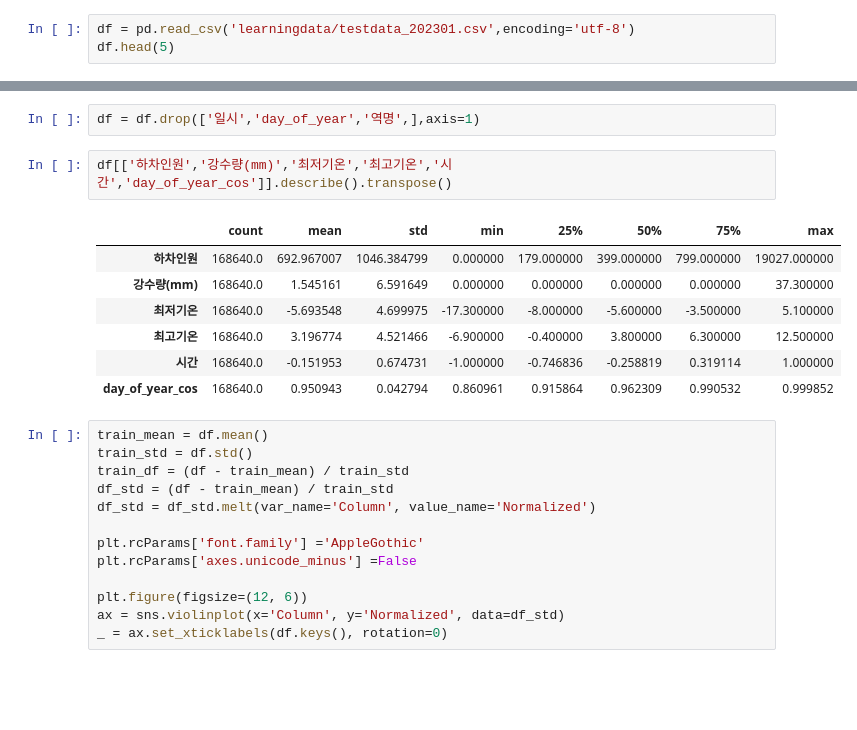
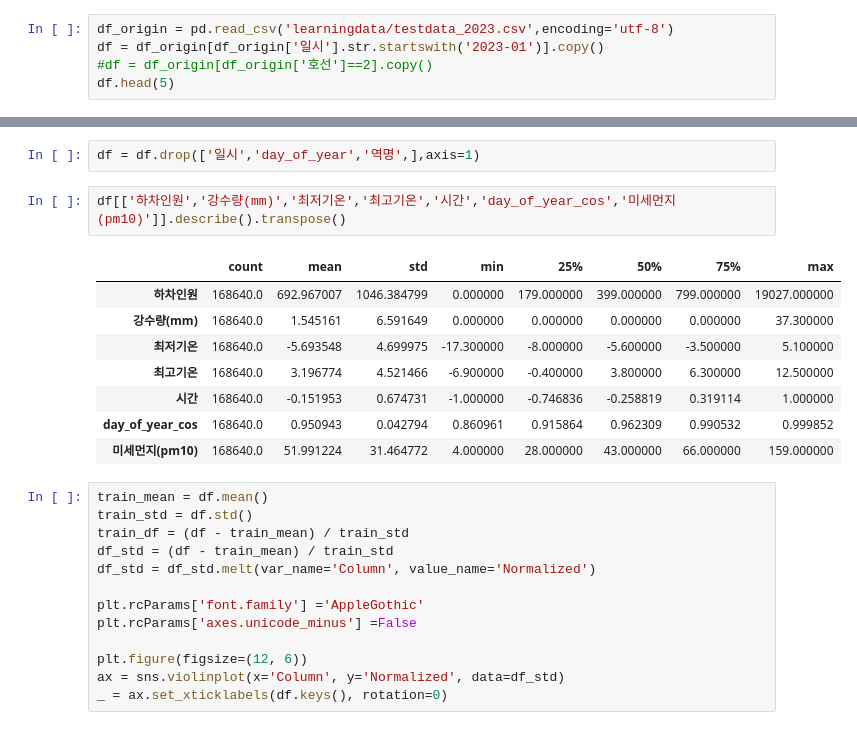
Before and after one commit to SeungminKimdev/seoul-busroute-analysis, a Jupyter notebook: MLmake.ipynb, the cells around one changed output, grey strips where cells are left out. Saved outputs shown, nothing was run; the diff lists cells and outputs as text; blank space fills up the shorter version.

```diff
--- a/MLmake.ipynb
+++ b/MLmake.ipynb
@@ -28,7 +29,9 @@ from sklearn.metrics import mean_squared_error, r2_score, mean_absolute_error
 #tensorflow's keras 학습
 #https://www.tensorflow.org/guide/keras/train_and_evaluate?hl=ko&_gl=1*us1bn2*_up*MQ..*_ga*MTAyMzk2OTc5MS4xNzExNjkxMTA0*_ga_W0YLR4190T*MTcxMTY5ODEyMi4yLjAuMTcxMTY5ODEyMi4wLjAuMA..
 # %%
-df = pd.read_csv('learningdata/testdata_202301.csv',encoding='utf-8')
+df_origin = pd.read_csv('learningdata/testdata_2023.csv',encoding='utf-8')
+df = df_origin[df_origin['일시'].str.startswith('2023-01')].copy()
+#df = df_origin[df_origin['호선']==2].copy()
 df.head(5)
 # %% [output]
 |  | 일시 | 호선 | 역번호 | 역명 | 주말 | 요일 | 통과호선수 | 미세먼지(pm10) | 시간 | 하차인원 | 공휴일여부 | ... |
@@ -49,15 +52,16 @@ df['day_of_year_cos'] = np.cos(2 * np.pi * df['day_of_year'] / 365)
 # %%
 df = df.drop(['일시','day_of_year','역명',],axis=1)
 # %%
-df[['하차인원','강수량(mm)','최저기온','최고기온','시간','day_of_year_cos']].describe().transpose()
+df[['하차인원','강수량(mm)','최저기온','최고기온','시간','day_of_year_cos','미세먼지(pm10)']].describe().transpose()
 # %% [output]
 |  | count | mean | std | min | 25% | 50% | 75% | max |
 | 하차인원 | 168640.0 | 692.967007 | 1046.384799 | 0.000000 | 179.000000 | 399.000000 | 799.000000 | 19027.000000 |
 | 강수량(mm) | 168640.0 | 1.545161 | 6.591649 | 0.000000 | 0.000000 | 0.000000 | 0.000000 | 37.300000 |
 | 최저기온 | 168640.0 | -5.693548 | 4.699975 | -17.300000 | -8.000000 | -5.600000 | -3.500000 | 5.100000 |
 | 최고기온 | 168640.0 | 3.196774 | 4.521466 | -6.900000 | -0.400000 | 3.800000 | 6.300000 | 12.500000 |
 | 시간 | 168640.0 | -0.151953 | 0.674731 | -1.000000 | -0.746836 | -0.258819 | 0.319114 | 1.000000 |
 | day_of_year_cos | 168640.0 | 0.950943 | 0.042794 | 0.860961 | 0.915864 | 0.962309 | 0.990532 | 0.999852 |
+| 미세먼지(pm10) | 168640.0 | 51.991224 | 31.464772 | 4.000000 | 28.000000 | 43.000000 | 66.000000 | 159.000000 |
 # %%
 train_mean = df.mean()
 train_std = df.std()
```
Also changed, not shown: parts of 19 cells of this notebook, 2 other files.
